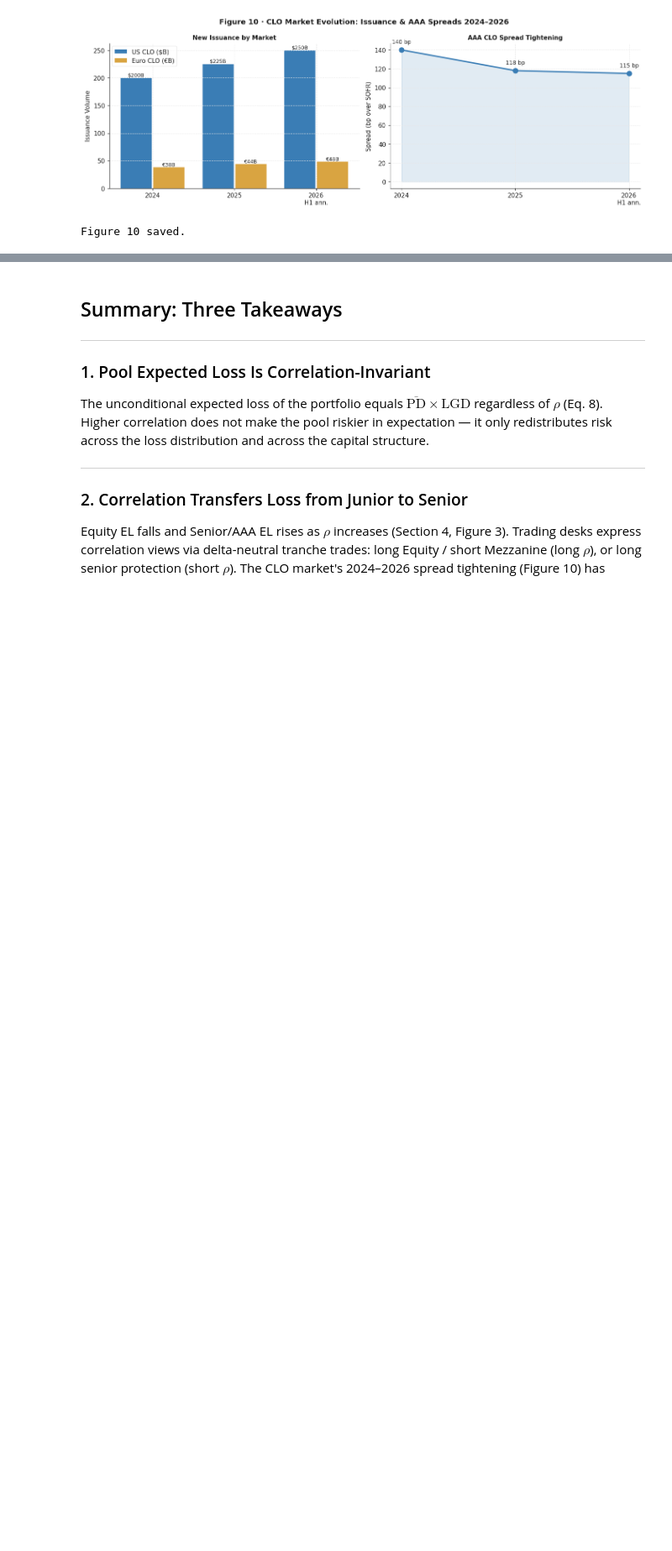
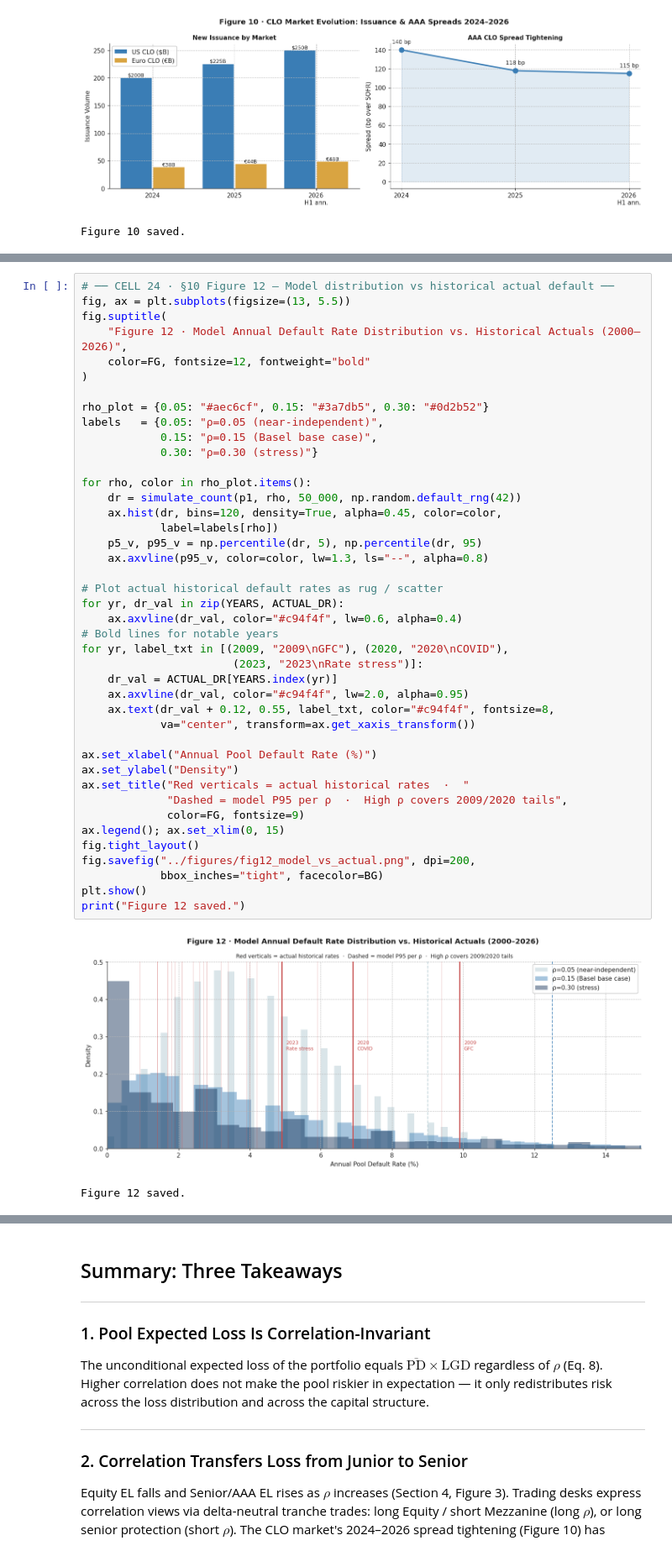
Before and after one commit to ZinuoS/WaterfallSim, a Jupyter notebook: notebooks/copula_monte_carlo.ipynb, the cells around one changed output, grey strips where cells are left out. Shown at 84% size. Saved outputs shown, nothing was run; the diff lists cells and outputs as text; blank space fills up the shorter version.

```diff
--- a/notebooks/copula_monte_carlo.ipynb
+++ b/notebooks/copula_monte_carlo.ipynb
@@ -878,0 +1034,45 @@ Figure 10 saved.
+# %%
+# ── CELL 24 · §10 Figure 12 — Model distribution vs historical actual default ──
+fig, ax = plt.subplots(figsize=(13, 5.5))
+fig.suptitle(
+    "Figure 12 · Model Annual Default Rate Distribution vs. Historical Actuals (2000–2026)",
+    color=FG, fontsize=12, fontweight="bold"
+)
+
+rho_plot = {0.05: "#aec6cf", 0.15: "#3a7db5", 0.30: "#0d2b52"}
+labels   = {0.05: "ρ=0.05 (near-independent)",
+            0.15: "ρ=0.15 (Basel base case)",
+            0.30: "ρ=0.30 (stress)"}
+
+for rho, color in rho_plot.items():
+    dr = simulate_count(p1, rho, 50_000, np.random.default_rng(42))
+    ax.hist(dr, bins=120, density=True, alpha=0.45, color=color,
+            label=labels[rho])
+    p5_v, p95_v = np.percentile(dr, 5), np.percentile(dr, 95)
+    ax.axvline(p95_v, color=color, lw=1.3, ls="--", alpha=0.8)
+
+# Plot actual historical default rates as rug / scatter
+for yr, dr_val in zip(YEARS, ACTUAL_DR):
+    ax.axvline(dr_val, color="#c94f4f", lw=0.6, alpha=0.4)
+# Bold lines for notable years
+for yr, label_txt in [(2009, "2009\nGFC"), (2020, "2020\nCOVID"),
+                       (2023, "2023\nRate stress")]:
+    dr_val = ACTUAL_DR[YEARS.index(yr)]
+    ax.axvline(dr_val, color="#c94f4f", lw=2.0, alpha=0.95)
+    ax.text(dr_val + 0.12, 0.55, label_txt, color="#c94f4f", fontsize=8,
+            va="center", transform=ax.get_xaxis_transform())
+
+ax.set_xlabel("Annual Pool Default Rate (%)")
+ax.set_ylabel("Density")
+ax.set_title("Red verticals = actual historical rates  ·  "
+             "Dashed = model P95 per ρ  ·  High ρ covers 2009/2020 tails",
+             color=FG, fontsize=9)
+ax.legend(); ax.set_xlim(0, 15)
+fig.tight_layout()
+fig.savefig("../figures/fig12_model_vs_actual.png", dpi=200,
+            bbox_inches="tight", facecolor=BG)
+plt.show()
+print("Figure 12 saved.")
+# %% [output]
+[figure, added]
+Figure 12 saved.
```
Also changed, not shown: parts of 11 cells of this notebook, 13 other files.
